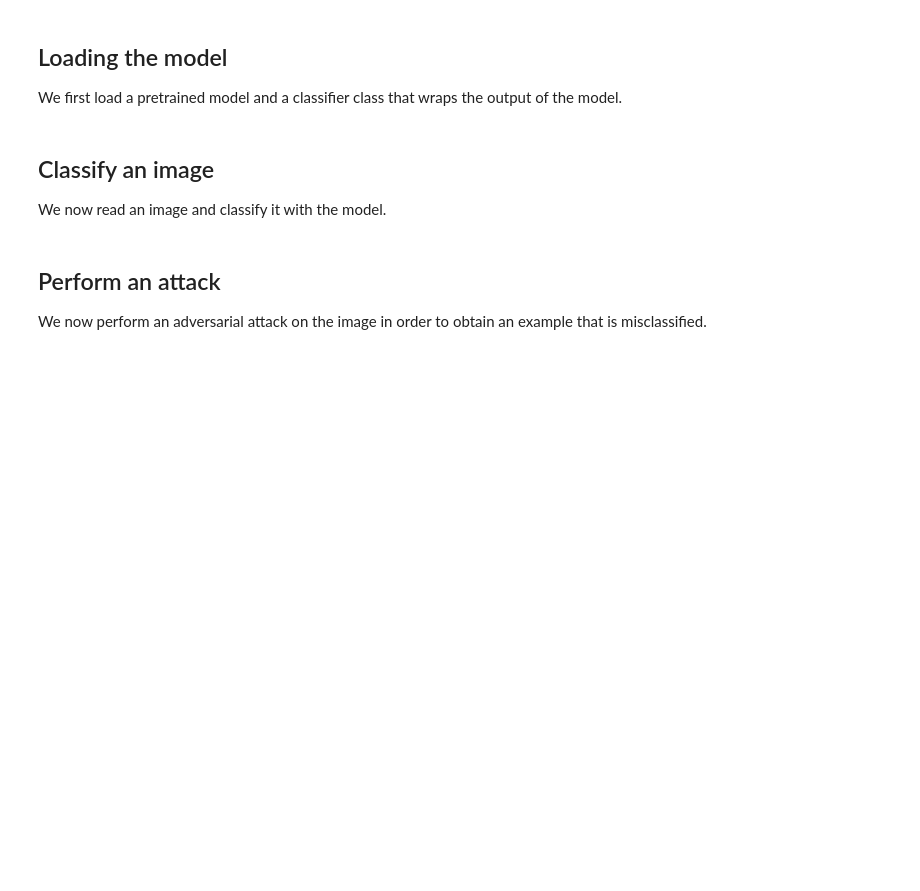
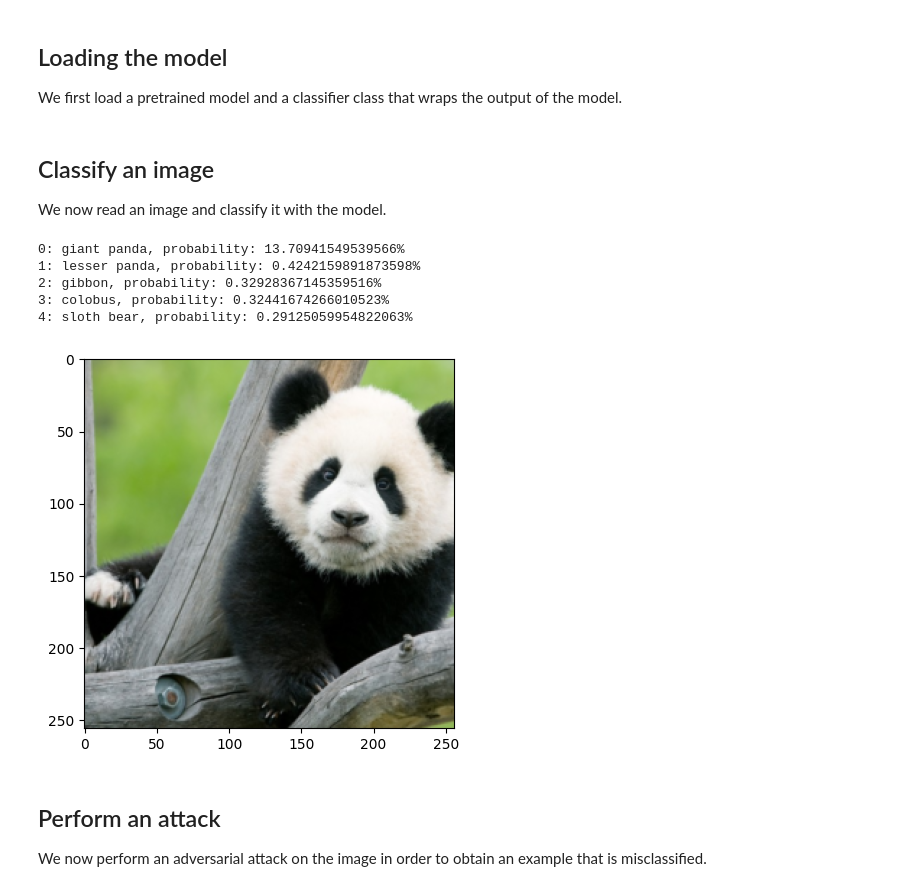
Before and after one commit to TimRoith/SeminarAdversarialRobustness, a Jupyter notebook: Adversarial_Attacks.ipynb, the cells around one changed output. Drawn from its saved outputs; the diff is of its cells as text; code cells hidden in the pictures; blank space fills up the shorter version.

```diff
--- a/Adversarial_Attacks.ipynb
+++ b/Adversarial_Attacks.ipynb
@@ -18,9 +21,16 @@ clf = classifier(model)
 
 We now read an image and classify it with the model.
 # %%
-I = read_image('imgs/cat.jpg')
+I = read_image('imgs/panda.jpg')
 show_image(I)
 clf(I, k=5)
+# %% [output]
+0: giant panda, probability: 13.70941549539566%
+1: lesser panda, probability: 0.4242159891873598%
+2: gibbon, probability: 0.32928367145359516%
+3: colobus, probability: 0.32441674266010523%
+4: sloth bear, probability: 0.29125059954822063%
+[figure, added]
 # %% [markdown]
 ## Perform an attack
 
```
Also changed, not shown: parts of 6 cells of this notebook, 4 other files.
